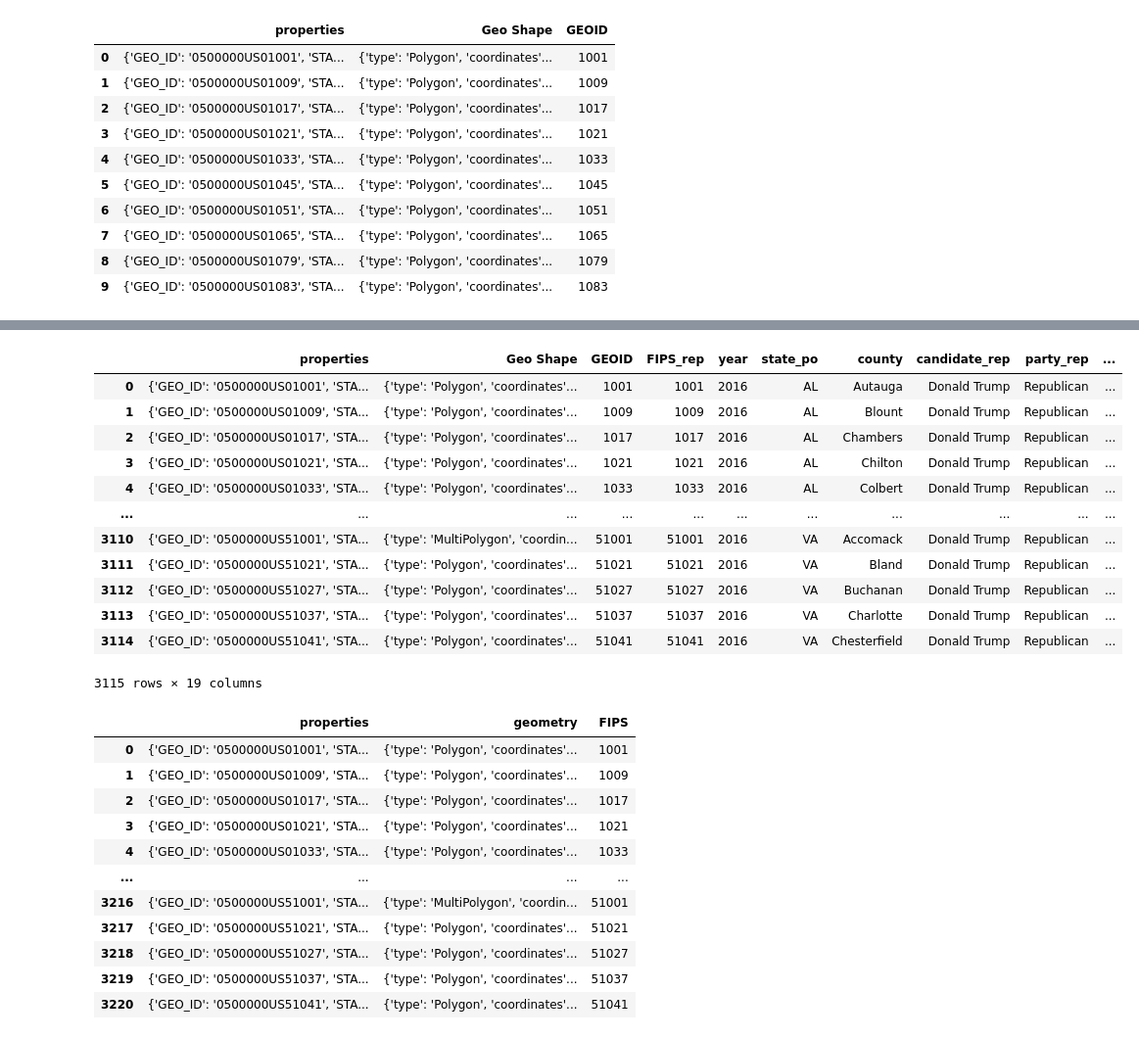
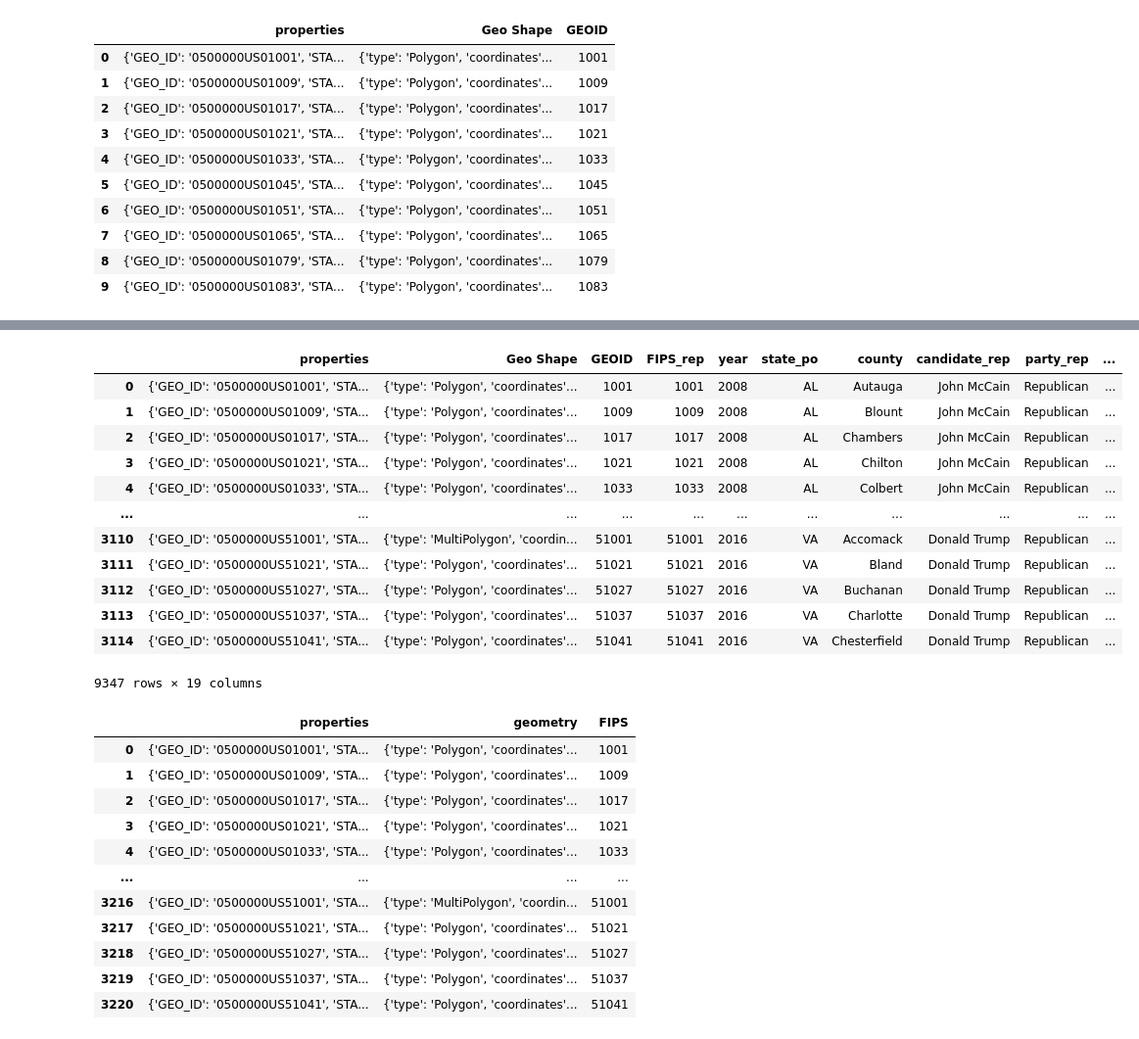
Before and after one commit to mavsanchez/united-states-elections-project2, a Jupyter notebook: elections_etl.ipynb, the cells around one changed output, grey strips where cells are left out. Shown: that part at 98% size. Cells and saved outputs as stored; diff of their text form; code cells hidden in the pictures.

```diff
--- a/elections_etl.ipynb
+++ b/elections_etl.ipynb
@@ -140,6 +140,6 @@ results_df.reset_index(drop=True, inplace=True)
 # results_df.loc[(results_df['county'].str.lower() =="Orange".lower()) & (results_df['state'] == "California"),:].head(100)
 # results_df.head()
 # results_2016 = results_df.loc[(results_df.year == 2016) & (results_df['state'] == "California"),:]
-results_2016 = results_df.loc[results_df.year == 2016,:]
+#results_2016 = results_df.loc[(results_df.year >= 2008) & (results_df.year <= 2016) & ((results_df.party == 'Republican') | (results_df.party == 'Democrat')),:]
 # %%
 results_2016
@@ -189,7 +205,9 @@ geojson_pd.head(10)
 # %%
 # geojson_pd
 # results_df
-joined_df = geojson_pd.merge(results_2016[['FIPS','year','state_po','county','candidate','party','candidatevotes','totalvotes','percentwon']].loc[(results_df.party == 'Republican')], how="inner", right_on='FIPS', left_on='GEOID')
-joined_df = joined_df.merge(results_2016[['FIPS','candidate','party','candidatevotes','totalvotes','percentwon']].loc[(results_df.party == 'Democrat')], how="inner", right_on='FIPS', left_on='GEOID',suffixes=('_rep', '_dem'))
-joined_df['winner'] = np.where(joined_df['candidatevotes_rep'] > joined_df['candidatevotes_dem'], 'red',  'blue')
-joined_df
+def geo_merger(results_2016):
+    joined_df = pd.DataFrame();
+    joined_df = geojson_pd.merge(results_2016[['FIPS','year','state_po','county','candidate','party','candidatevotes','totalvotes','percentwon']].loc[(results_2016.party == 'Republican')], how="inner", right_on='FIPS', left_on='GEOID');
+    joined_df = joined_df.merge(results_2016[['FIPS','candidate','party','candidatevotes','totalvotes','percentwon']].loc[(results_2016.party == 'Democrat')], how="inner", right_on='FIPS', left_on='GEOID',suffixes=('_rep', '_dem'));
+    joined_df['winner'] = np.where(joined_df['candidatevotes_rep'] > joined_df['candidatevotes_dem'], 'red',  'blue');
+    return joined_df;
@@ -212,19 +214,28 @@ joined_df
-# %%
-joined_df
-# %% [output]
-|  | properties | Geo Shape | GEOID | FIPS_rep | year | state_po | county | candidate_rep | party_rep | ... |
-| 0 | {'GEO_ID': '0500000US01001', 'STA... | {'type': 'Polygon', 'coordinates'... | 1001 | 1001 | 2016 | AL | Autauga | Donald Trump | Republican | ... |
-| 1 | {'GEO_ID': '0500000US01009', 'STA... | {'type': 'Polygon', 'coordinates'... | 1009 | 1009 | 2016 | AL | Blount | Donald Trump | Republican | ... |
-| 2 | {'GEO_ID': '0500000US01017', 'STA... | {'type': 'Polygon', 'coordinates'... | 1017 | 1017 | 2016 | AL | Chambers | Donald Trump | Republican | ... |
-| 3 | {'GEO_ID': '0500000US01021', 'STA... | {'type': 'Polygon', 'coordinates'... | 1021 | 1021 | 2016 | AL | Chilton | Donald Trump | Republican | ... |
-| 4 | {'GEO_ID': '0500000US01033', 'STA... | {'type': 'Polygon', 'coordinates'... | 1033 | 1033 | 2016 | AL | Colbert | Donald Trump | Republican | ... |
-| ... | ... | ... | ... | ... | ... | ... | ... | ... | ... | ... |
-| 3110 | {'GEO_ID': '0500000US51001', 'STA... | {'type': 'MultiPolygon', 'coordin... | 51001 | 51001 | 2016 | VA | Accomack | Donald Trump | Republican | ... |
-| 3111 | {'GEO_ID': '0500000US51021', 'STA... | {'type': 'Polygon', 'coordinates'... | 51021 | 51021 | 2016 | VA | Bland | Donald Trump | Republican | ... |
-| 3112 | {'GEO_ID': '0500000US51027', 'STA... | {'type': 'Polygon', 'coordinates'... | 51027 | 51027 | 2016 | VA | Buchanan | Donald Trump | Republican | ... |
-| 3113 | {'GEO_ID': '0500000US51037', 'STA... | {'type': 'Polygon', 'coordinates'... | 51037 | 51037 | 2016 | VA | Charlotte | Donald Trump | Republican | ... |
-| 3114 | {'GEO_ID': '0500000US51041', 'STA... | {'type': 'Polygon', 'coordinates'... | 51041 | 51041 | 2016 | VA | Chesterfield | Donald Trump | Republican | ... |
-3115 rows × 19 columns
+# %%
+results_2008 = results_df.loc[(results_df.year == 2008) & ((results_df.party == 'Republican') | (results_df.party == 'Democrat')),:]
+results_2012 = results_df.loc[(results_df.year == 2012) & ((results_df.party == 'Republican') | (results_df.party == 'Democrat')),:]
+results_2016 = results_df.loc[(results_df.year == 2016) & ((results_df.party == 'Republican') | (results_df.party == 'Democrat')),:]
+merged_2008 = geo_merger(results_2008);
+merged_2012 = geo_merger(results_2012);
+merged_2016 = geo_merger(results_2016);
+# %%
+final_merged = pd.concat([merged_2008, merged_2012, merged_2016])
+# %%
+final_merged
+# %% [output]
+|  | properties | Geo Shape | GEOID | FIPS_rep | year | state_po | county | candidate_rep | party_rep | ... |
+| 0 | {'GEO_ID': '0500000US01001', 'STA... | {'type': 'Polygon', 'coordinates'... | 1001 | 1001 | 2008 | AL | Autauga | John McCain | Republican | ... |
+| 1 | {'GEO_ID': '0500000US01009', 'STA... | {'type': 'Polygon', 'coordinates'... | 1009 | 1009 | 2008 | AL | Blount | John McCain | Republican | ... |
+| 2 | {'GEO_ID': '0500000US01017', 'STA... | {'type': 'Polygon', 'coordinates'... | 1017 | 1017 | 2008 | AL | Chambers | John McCain | Republican | ... |
+| 3 | {'GEO_ID': '0500000US01021', 'STA... | {'type': 'Polygon', 'coordinates'... | 1021 | 1021 | 2008 | AL | Chilton | John McCain | Republican | ... |
+| 4 | {'GEO_ID': '0500000US01033', 'STA... | {'type': 'Polygon', 'coordinates'... | 1033 | 1033 | 2008 | AL | Colbert | John McCain | Republican | ... |
+| ... | ... | ... | ... | ... | ... | ... | ... | ... | ... | ... |
+| 3110 | {'GEO_ID': '0500000US51001', 'STA... | {'type': 'MultiPolygon', 'coordin... | 51001 | 51001 | 2016 | VA | Accomack | Donald Trump | Republican | ... |
+| 3111 | {'GEO_ID': '0500000US51021', 'STA... | {'type': 'Polygon', 'coordinates'... | 51021 | 51021 | 2016 | VA | Bland | Donald Trump | Republican | ... |
+| 3112 | {'GEO_ID': '0500000US51027', 'STA... | {'type': 'Polygon', 'coordinates'... | 51027 | 51027 | 2016 | VA | Buchanan | Donald Trump | Republican | ... |
+| 3113 | {'GEO_ID': '0500000US51037', 'STA... | {'type': 'Polygon', 'coordinates'... | 51037 | 51037 | 2016 | VA | Charlotte | Donald Trump | Republican | ... |
+| 3114 | {'GEO_ID': '0500000US51041', 'STA... | {'type': 'Polygon', 'coordinates'... | 51041 | 51041 | 2016 | VA | Chesterfield | Donald Trump | Republican | ... |
+9347 rows × 19 columns
 # %%
 def df_to_geojson(df, properties):
     geojson = {'type':'FeatureCollection', 'features':[]}
```
Also changed, not shown: parts of 5 cells of this notebook, 7 other files.
